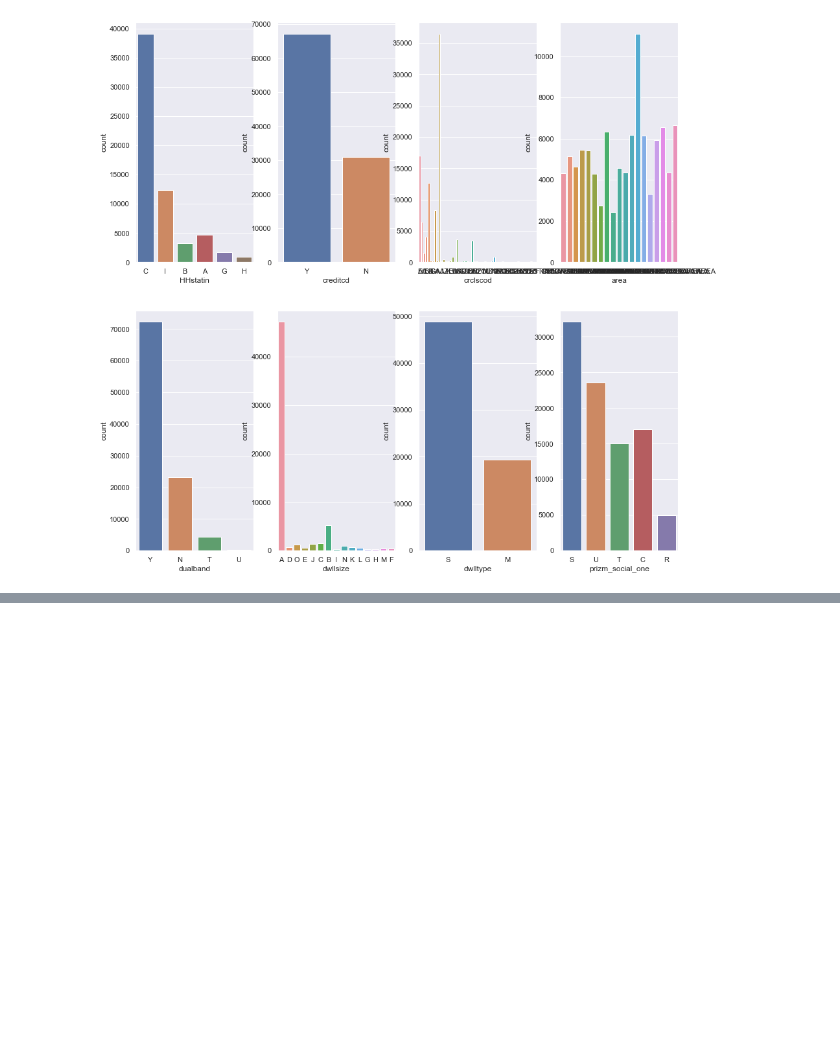
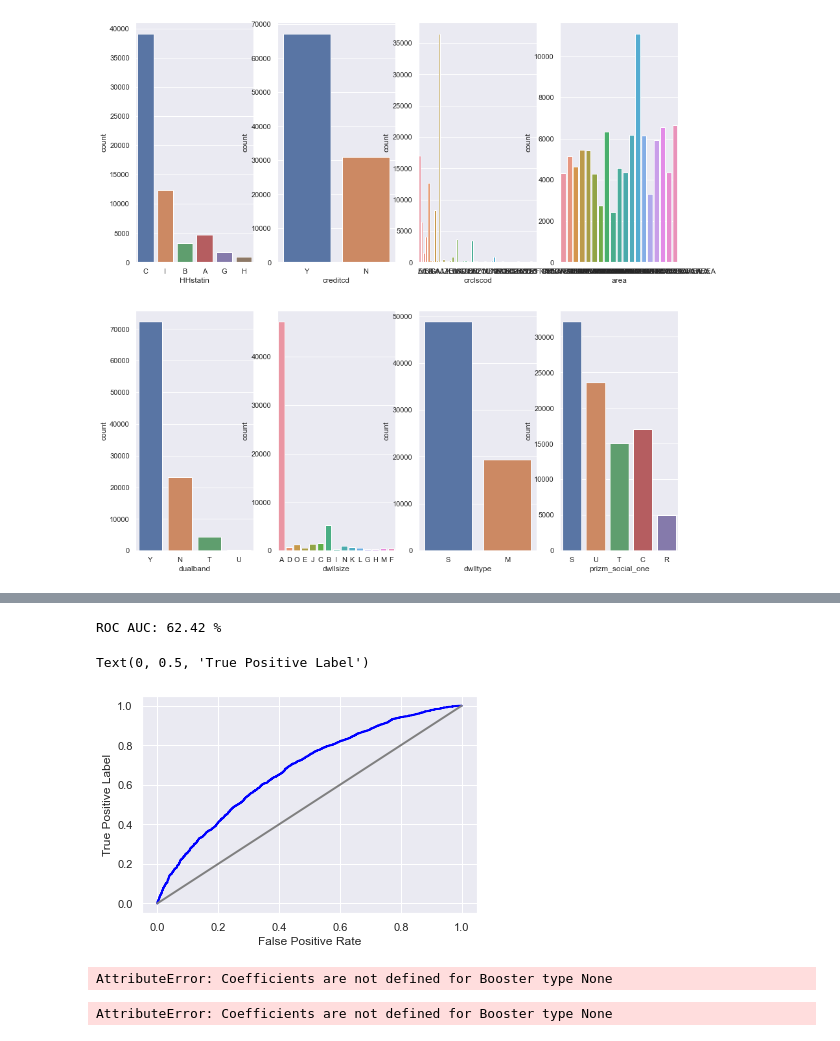
Before and after one commit to RaphaelEiras/DHAUZ, a Jupyter notebook: DHAUZ/PREDICT.ipynb, the cells around one changed output, grey strips where cells are left out. Cells and saved outputs as stored; diff of their text form; code cells hidden in the pictures; blank space fills up the shorter version.

```diff
--- a/DHAUZ/PREDICT.ipynb
+++ b/DHAUZ/PREDICT.ipynb
@@ -213,0 +283,10 @@ ValueError: Input contains NaN, infinity or a value too large for dtype('float64
+# %%
+model = XGBClassifier (max_depth=2, learning_rat=0.1, n_estimators=200)
+model.fit(X_train, y_train)
+
+y_predict = model.predict(X_test)
+actual_vs_predict = pd.DataFrame({'Actual':y_test.flatten(),
+                                 'Prediction':y_predict.flatten()})
+
+
+print(actual_vs_predict.sample(20))
@@ -213,0 +311,27 @@ ValueError: Input contains NaN, infinity or a value too large for dtype('float64
+# %%
+#AVALIAÇÃO DO MODELO
+
+print('ROC AUC: %.2f' % (roc_auc_score(y_test,y_predict)*100),'%')
+
+#VISUALIZAÇÃO
+
+y_probs = model.predict_proba(X_test)[:,1]
+fpr, tpr, thresholds = roc_curve(y_test, y_probs)
+plt.plot (fpr, tpr, lw=2, color='blue')
+plt.plot([0,1],[0,1], lw=2, color='gray')
+plt.xlabel('False Positive Rate')
+plt.ylabel('True Positive Label')
+# %% [output]
+ROC AUC: 62.42 %
+Text(0, 0.5, 'True Positive Label')
+[figure, added]
+# %%
+weights = pd.Series(model.coef_[0], index=X.columns.values)
+print (weights.sort_values(ascending=False)[:10].plot(kind='barh'))
+# %% [output]
+AttributeError: Coefficients are not defined for Booster type None
+# %%
+weights = pd.Series(model.coef_[0], index=X.columns.values)
+print(weights.sort_values(ascending=False)[-10:].plot(kind-'barh'))
+# %% [output]
+AttributeError: Coefficients are not defined for Booster type None
```
Also changed, not shown: parts of 17 cells of this notebook.
